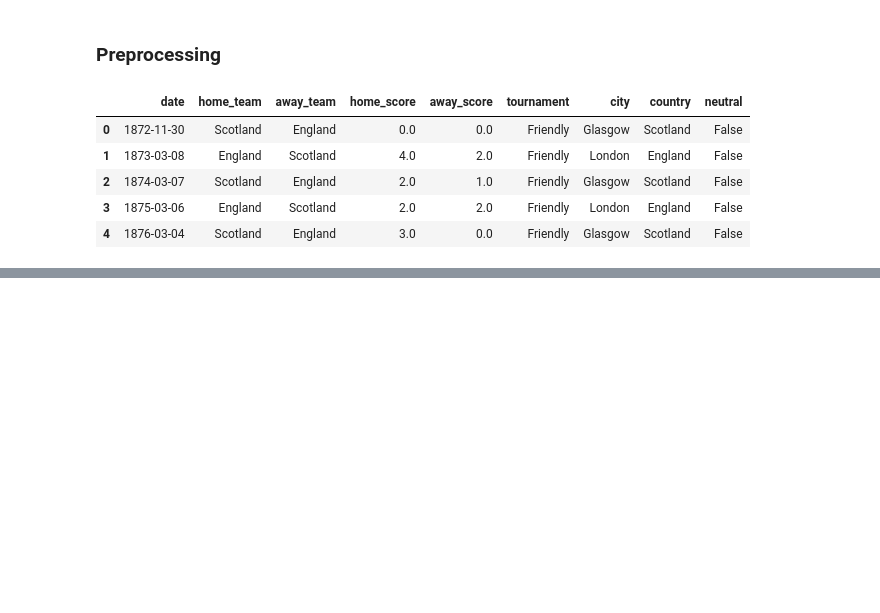
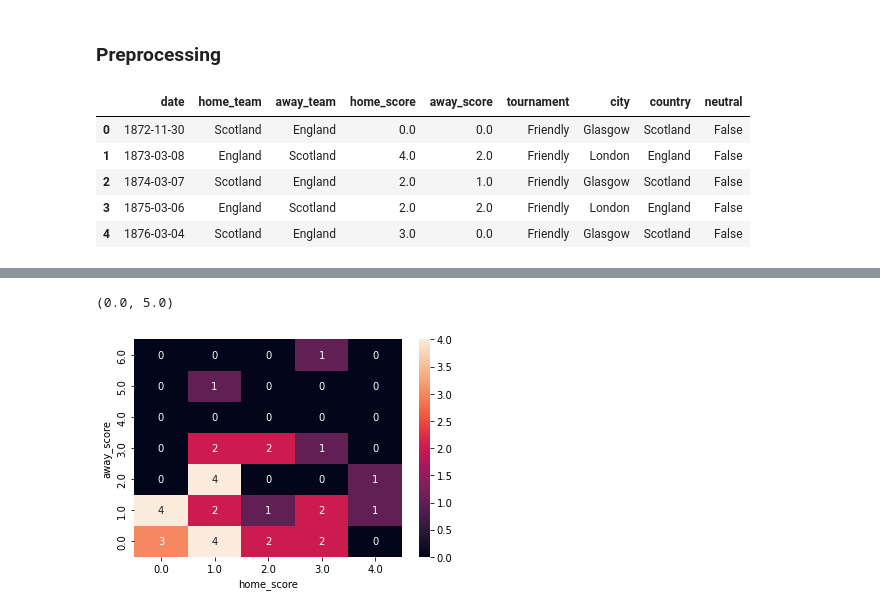
Before and after one commit to KohSiXing/Feature-Engineering-for-Machine-Learning, a Jupyter notebook: BT3017 Tutorial 1.ipynb, the cells around one changed output, grey strips where cells are left out. Drawn from its saved outputs; the diff is of its cells as text; code cells hidden in the pictures; blank space fills up the shorter version.

```diff
--- a/BT3017 Tutorial 1.ipynb
+++ b/BT3017 Tutorial 1.ipynb
@@ -22,0 +150,5 @@ df.head()
+# %%
+# Long format
+
+df7 = df6[["home_score","away_score"]].groupby(["home_score","away_score"]).size()
+df7
@@ -22,0 +174,7 @@ df.head()
+# %%
+# Long to wide format
+
+df7 = df7.unstack().fillna(0)
+df7.insert(4, 4, pd.DataFrame([0 for i in range(len(df7))]))
+df7 = df7.transpose() # Using the same convention as part (i) x: home_score; y: away_score
+df7
@@ -22,0 +191,9 @@ df.head()
+# %%
+sns.heatmap(df7, annot=True)
+
+# Ensure the x-axis & y-axis start from 0
+plt.ylim(0, df6["away_score"].max() + 1)
+plt.xlim(0, df6["home_score"].max() + 1)
+# %% [output]
+(0.0, 5.0)
+[figure, added]
```
Also changed, not shown: parts of 22 cells of this notebook.
